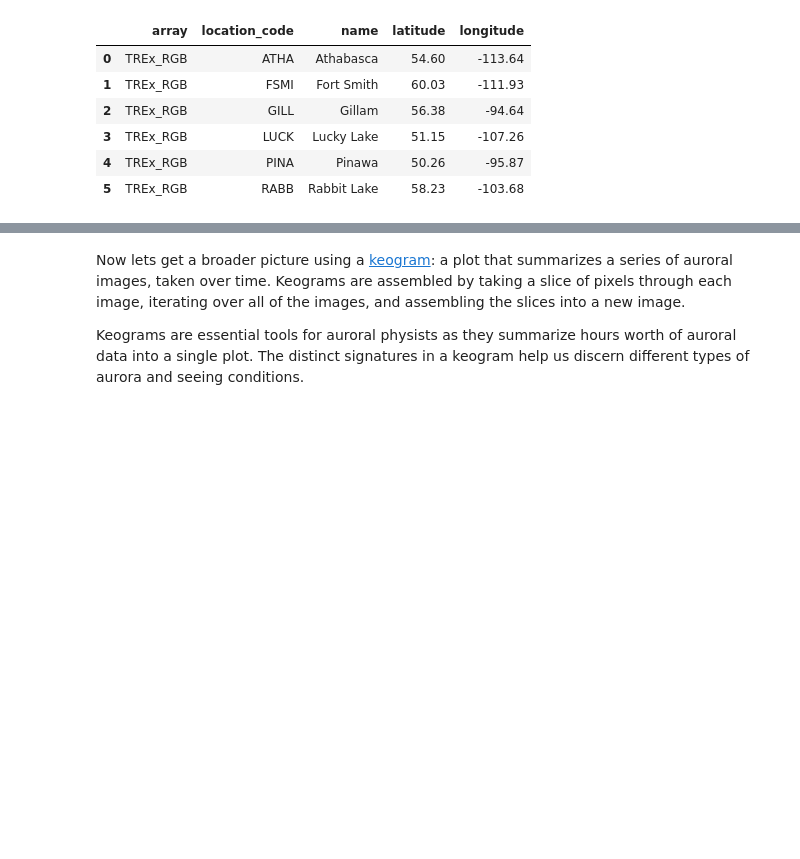
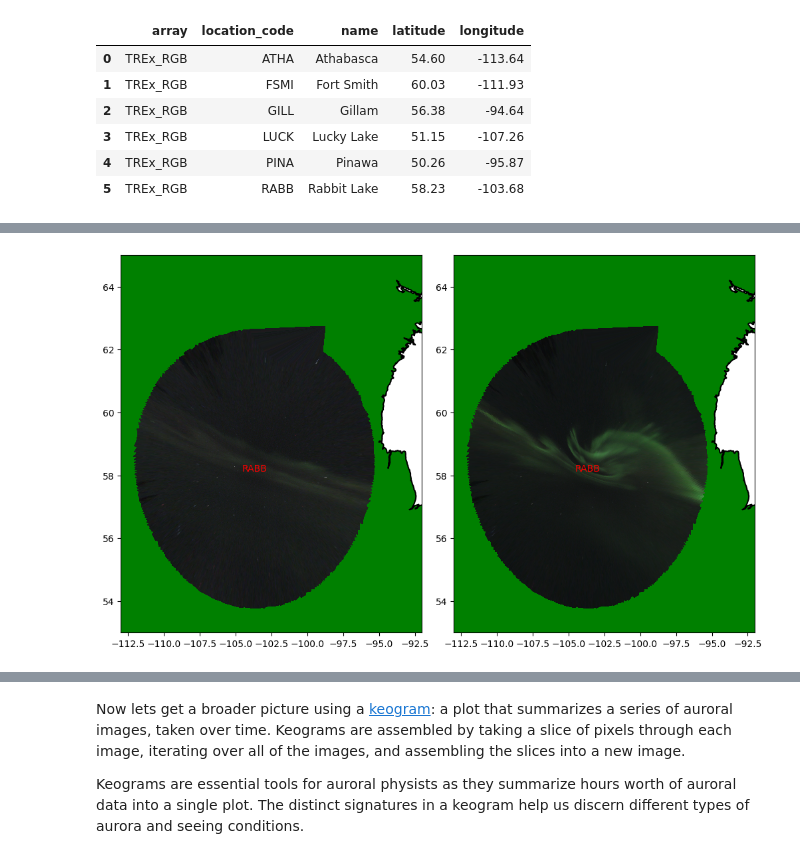
Before and after one commit to kylermurphy/DASP_2024, a Jupyter notebook: 2024_dasp_asilib.ipynb, the cells around one changed output, grey strips where cells are left out. Saved outputs shown, nothing was run; the diff lists cells and outputs as text; code cells hidden in the pictures; blank space fills up the shorter version.

```diff
--- a/2024_dasp_asilib.ipynb
+++ b/2024_dasp_asilib.ipynb
@@ -78,0 +95,11 @@ Now plot the image from the same time, but taken at Fort Smith (FSMI)
+# %%
+lat_bounds=(53, 65)
+lon_bounds=(-113, -92)
+fig = plt.figure(layout="constrained", figsize=(10, 6))
+bx = 2*[None]
+bx[0] = asilib.map.create_simple_map(fig_ax=(fig, 121), lat_bounds=lat_bounds, lon_bounds=lon_bounds)
+bx[1] = asilib.map.create_simple_map(fig_ax=(fig, 122), lat_bounds=lat_bounds, lon_bounds=lon_bounds)
+rabb_asi1.plot_map(ax=bx[0])
+rabb_asi2.plot_map(ax=bx[1]);
+# %% [output]
+[figure, added]
```
Also changed, not shown: parts of 13 cells of this notebook.
